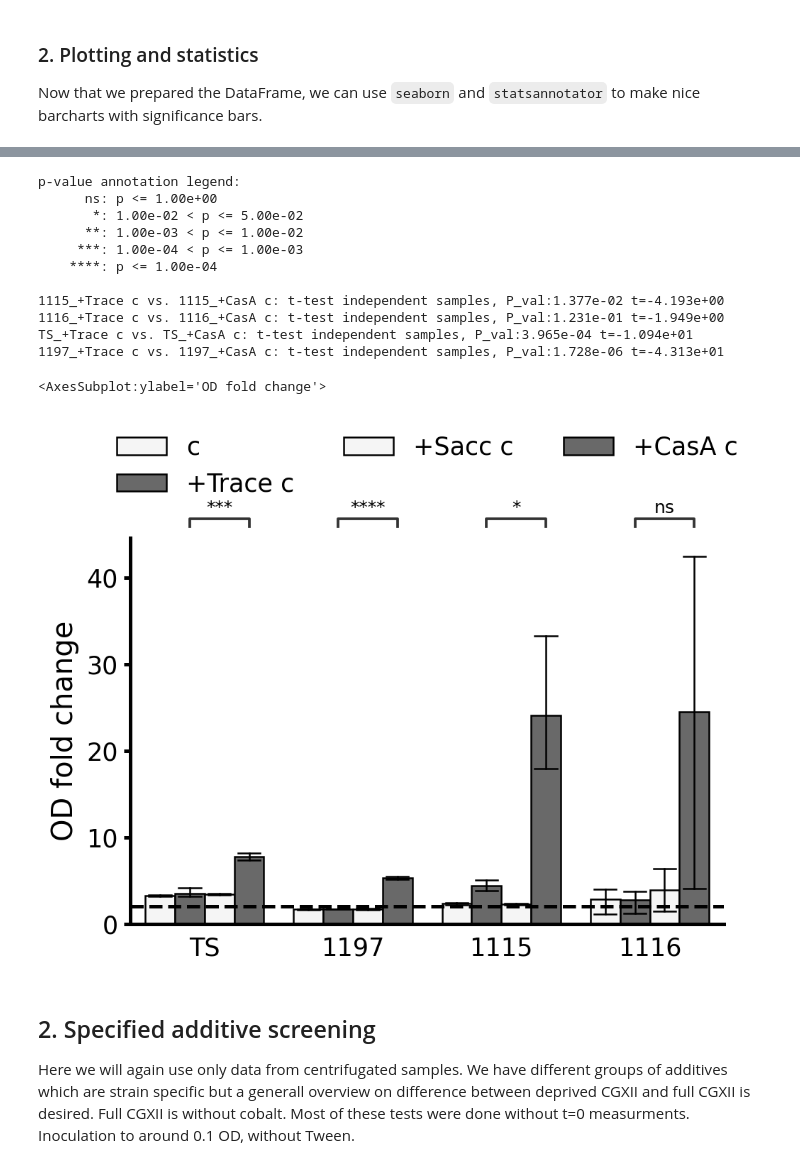
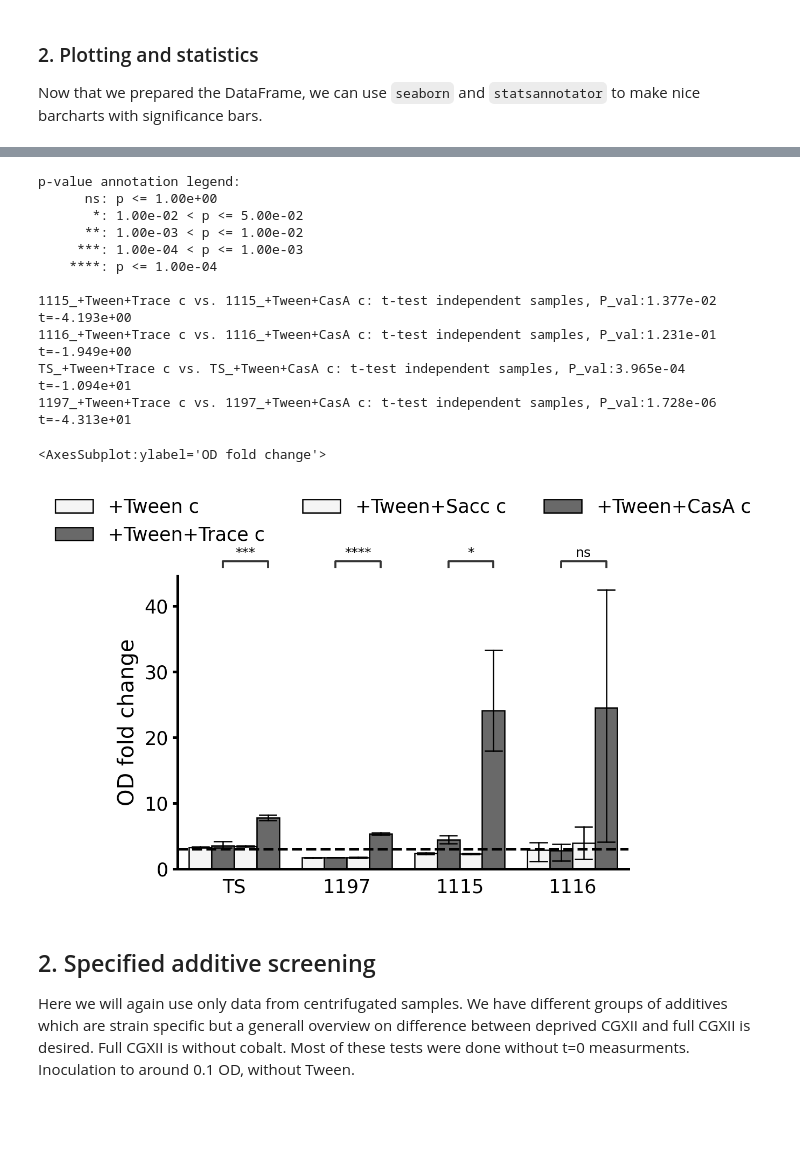
Before and after one commit to draeger-lab/C_striatum_wetlab, a Jupyter notebook: binary_growth_phenotypes/code/binary_eval.ipynb, the cells around one changed output, grey strips where cells are left out. Saved outputs shown, nothing was run; the diff lists cells and outputs as text; code cells hidden in the pictures; blank space fills up the shorter version.

Commit message:
move data aggregation to alone script #7

```diff
--- a/binary_growth_phenotypes/code/binary_eval.ipynb
+++ b/binary_growth_phenotypes/code/binary_eval.ipynb
@@ -158,20 +178,20 @@ TS_c vs. TS_+CasA c: t-test independent samples, P_val:4.869e-05 t=-1.865e+01
 # %%
-hue_order = ['c', '+Trace c', '+Sacc c', '+CasA c']
-create_barplot_stats(data,x,y,hue,hue_order,'+Trace c', '+CasA c')
+hue_order = ['+Tween c', '+Tween+Trace c', '+Tween+Sacc c', '+Tween+CasA c']
+create_barplot_stats(data,x,y,hue,hue_order,'+Tween+Trace c', '+Tween+CasA c')
 # %% [output]
 p-value annotation legend:
       ns: p <= 1.00e+00
        *: 1.00e-02 < p <= 5.00e-02
       **: 1.00e-03 < p <= 1.00e-02
      ***: 1.00e-04 < p <= 1.00e-03
     ****: p <= 1.00e-04
 
-1115_+Trace c vs. 1115_+CasA c: t-test independent samples, P_val:1.377e-02 t=-4.193e+00
-1116_+Trace c vs. 1116_+CasA c: t-test independent samples, P_val:1.231e-01 t=-1.949e+00
-TS_+Trace c vs. TS_+CasA c: t-test independent samples, P_val:3.965e-04 t=-1.094e+01
-1197_+Trace c vs. 1197_+CasA c: t-test independent samples, P_val:1.728e-06 t=-4.313e+01
+1115_+Tween+Trace c vs. 1115_+Tween+CasA c: t-test independent samples, P_val:1.377e-02 t=-4.193e+00
+1116_+Tween+Trace c vs. 1116_+Tween+CasA c: t-test independent samples, P_val:1.231e-01 t=-1.949e+00
+TS_+Tween+Trace c vs. TS_+Tween+CasA c: t-test independent samples, P_val:3.965e-04 t=-1.094e+01
+1197_+Tween+Trace c vs. 1197_+Tween+CasA c: t-test independent samples, P_val:1.728e-06 t=-4.313e+01
 <AxesSubplot:ylabel='OD fold change'>
-[figure, old version]
+[figure, new version]
 # %%
 plt.close('all')
 # %% [markdown]
```
Also changed, not shown: parts of 22 cells of this notebook, 4 other files.
